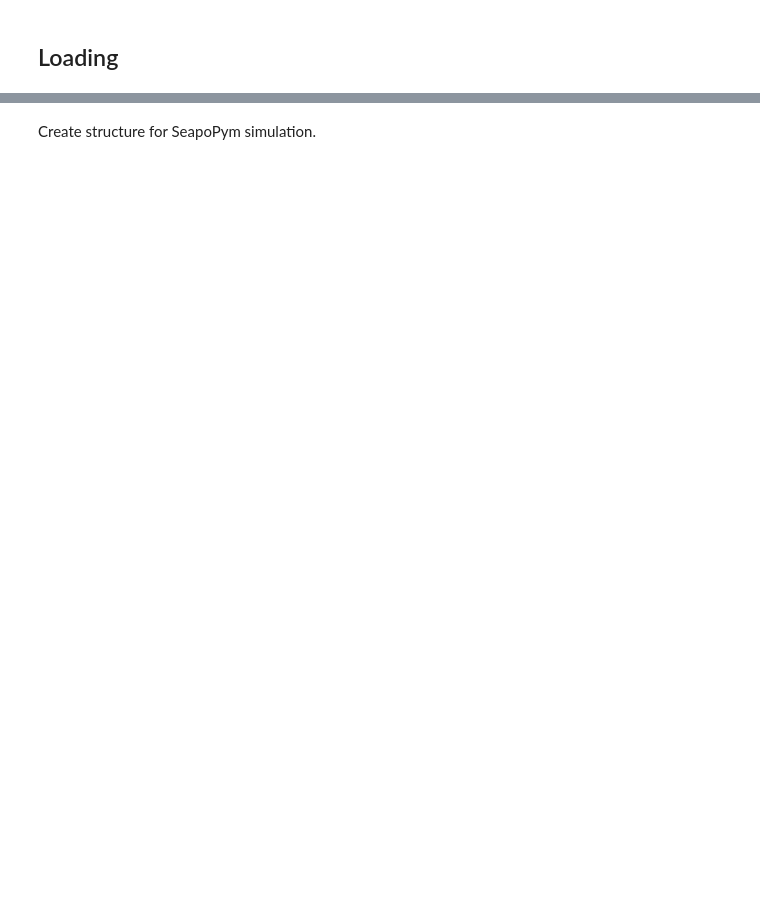
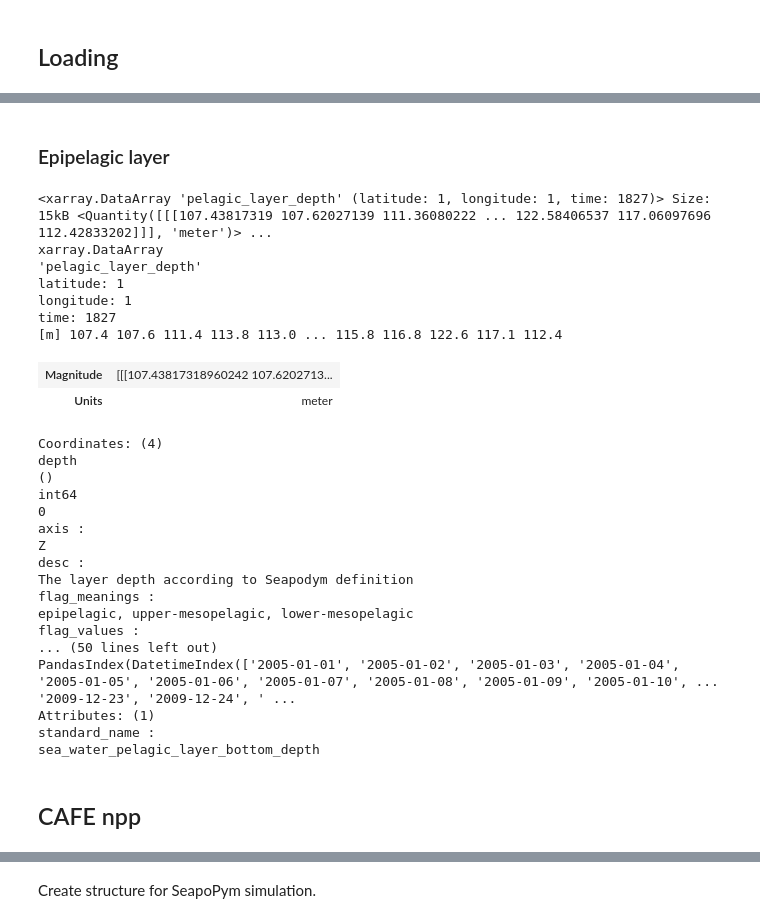
Before and after one commit to Ash12H/Seapopym-optimization, a Jupyter notebook: notebooks/4_Optimization/1_All_time_series/2_SeapoPym_Initial/HOT/CAFE/SeapoPym_biomass_HOT_CAFE.ipynb, the cells around one changed output, grey strips where cells are left out. Drawn from its saved outputs; the diff is of its cells as text; code cells hidden in the pictures; blank space fills up the shorter version.

Commit message:
SeapoPym - CAFE - Initial

```diff
--- a/notebooks/4_Optimization/1_All_time_series/2_SeapoPym_Initial/HOT/CAFE/SeapoPym_biomass_HOT_CAFE.ipynb
+++ b/notebooks/4_Optimization/1_All_time_series/2_SeapoPym_Initial/HOT/CAFE/SeapoPym_biomass_HOT_CAFE.ipynb
@@ -27,0 +28,5 @@ Load forcing.
+# %%
+forcing = xr.open_zarr(path_to_forcing)
+forcing = forcing.sel(time=slice(TIME_START, TIME_END))
+forcing["T"].attrs["units"] = StandardUnitsLabels.temperature.units
+forcing.load()
@@ -28 +51,38 @@ Load forcing.
+# %% [markdown]
+### Epipelagic layer
+# %%
+epi_layer_depth = forcing["pelagic_layer_depth"].sel(depth=0).load()
+epi_layer_depth = epi_layer_depth.resample(time="1D").mean()
+epi_layer_depth.attrs["units"] = "meter"
+epi_layer_depth = epi_layer_depth.pint.quantify()
+epi_layer_depth
+# %% [output]
+<xarray.DataArray 'pelagic_layer_depth' (latitude: 1, longitude: 1, time: 1827)> Size: 15kB <Quantity([[[107.43817319 107.62027139 111.36080222 ... 122.58406537 117.06097696 112.42833202]]], 'meter')> ...
+xarray.DataArray
+'pelagic_layer_depth'
+latitude: 1
+longitude: 1
+time: 1827
+[m] 107.4 107.6 111.4 113.8 113.0 ... 115.8 116.8 122.6 117.1 112.4
+| Magnitude | [[[107.43817318960242 107.6202713... |
+| Units | meter |
+Coordinates: (4)
+depth
+()
+int64
+0
+axis :
+Z
+desc :
+The layer depth according to Seapodym definition
+flag_meanings :
+epipelagic, upper-mesopelagic, lower-mesopelagic
+flag_values :
+... (50 lines left out)
+PandasIndex(DatetimeIndex(['2005-01-01', '2005-01-02', '2005-01-03', '2005-01-04', '2005-01-05', '2005-01-06', '2005-01-07', '2005-01-08', '2005-01-09', '2005-01-10', ... '2009-12-23', '2009-12-24', ' ...
+Attributes: (1)
+standard_name :
+sea_water_pelagic_layer_bottom_depth
+# %% [markdown]
+## CAFE npp
 # %%
```
Also changed, not shown: parts of 17 cells of this notebook, 2 other files.
